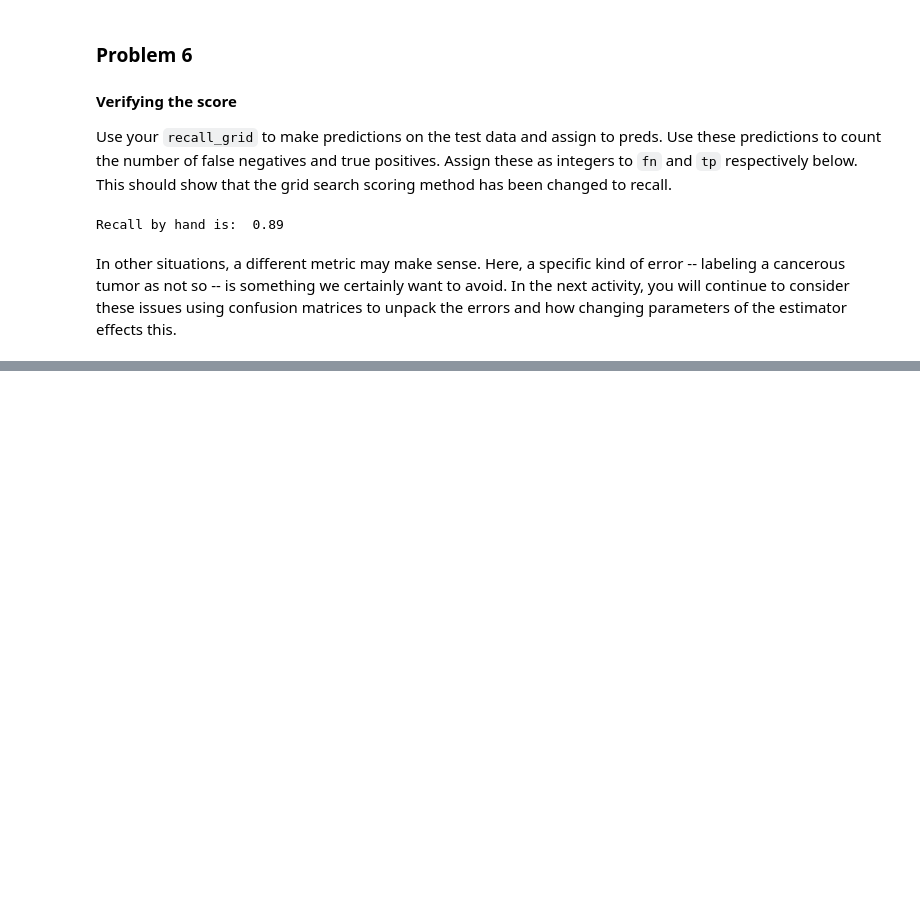
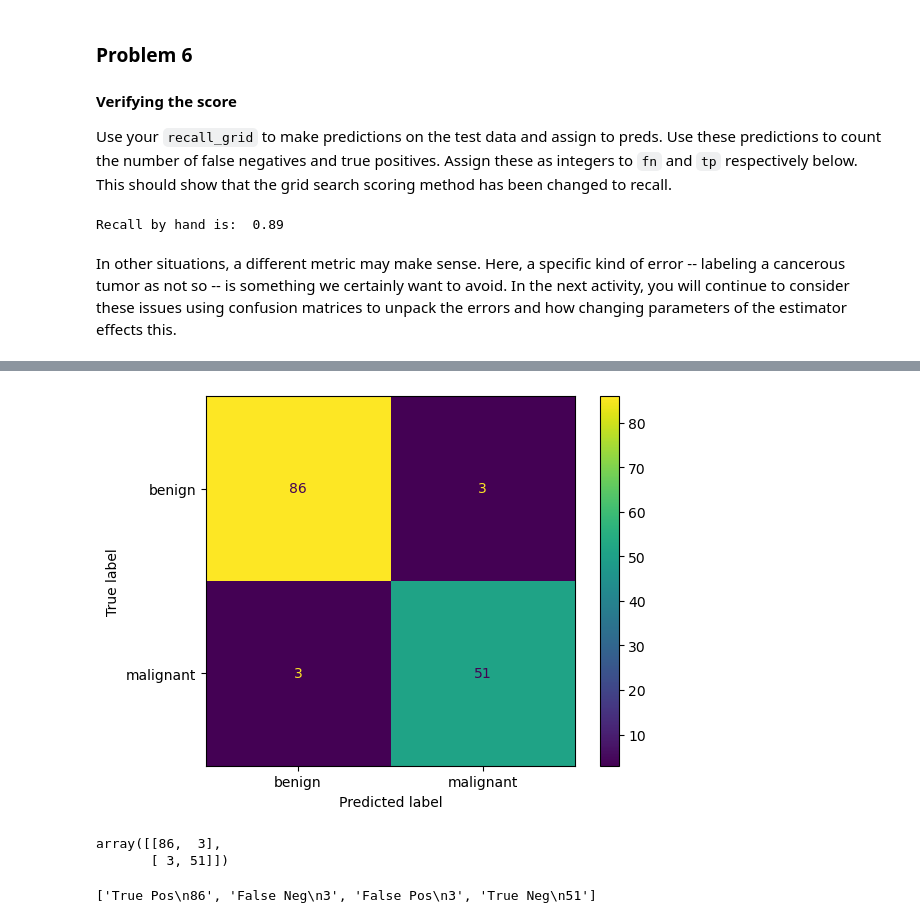
Before and after one commit to lis497/UCBerkeley-Haas-ML, a Jupyter notebook: M12/M12_2_Accuracy_Precision_Recall.ipynb, the cells around one changed output, grey strips where cells are left out. Cells and saved outputs as stored; diff of their text form; code cells hidden in the pictures; blank space fills up the shorter version.

Commit message:
Confusion Matricesand Classification

```diff
--- a/M12/M12_2_Accuracy_Precision_Recall.ipynb
+++ b/M12/M12_2_Accuracy_Precision_Recall.ipynb
@@ -194,0 +303,3 @@ In other situations, a different metric may make sense.  Here, a specific kind o
+# %%
+cancer_x, cancer_y = cancer.data, cancer.target
+cancer_x_train, cancer_x_test, cancer_y_train, cancer_y_test = train_test_split(cancer_x, cancer_y, random_state=42)
@@ -194,0 +314,4 @@ In other situations, a different metric may make sense.  Here, a specific kind o
+# %%
+cancer_pipeline = Pipeline([('scale',StandardScaler()),
+                            ('knn',KNeighborsClassifier())])
+cancer_pipeline
@@ -194,0 +320,2 @@ In other situations, a different metric may make sense.  Here, a specific kind o
+# %%
+cancer_pipeline.fit(cancer_x_train,cancer_y_train)
@@ -194,0 +324,3 @@ In other situations, a different metric may make sense.  Here, a specific kind o
+# %%
+cancer_preds = cancer_pipeline.predict(cancer_x_test)
+cancer_preds
@@ -194,0 +341,12 @@ In other situations, a different metric may make sense.  Here, a specific kind o
+# %%
+cancer_confusion_mat = confusion_matrix(cancer_y_test, cancer_preds, labels=[1, 0])
+disp = ConfusionMatrixDisplay(confusion_matrix=cancer_confusion_mat, display_labels=['benign', 'malignant' ])
+disp.plot()
+plt.show()
+# %% [output]
+[figure, added]
+# %%
+cancer_confusion_mat
+# %% [output]
+array([[86,  3],
+       [ 3, 51]])
@@ -194,0 +355,8 @@ In other situations, a different metric may make sense.  Here, a specific kind o
+# %%
+group_names = ["True Pos", "False Neg", "False Pos", "True Neg"]
+group_num = [i for i in cancer_confusion_mat.flatten()]
+labels = [f"{label}\n{number}" for label, number in zip(group_names, group_num)]
+labels
+#sns.heatmap(cancer_confusion_mat, annot=True)
+# %% [output]
+['True Pos\n86', 'False Neg\n3', 'False Pos\n3', 'True Neg\n51']
```
Also changed, not shown: parts of 42 cells of this notebook.
